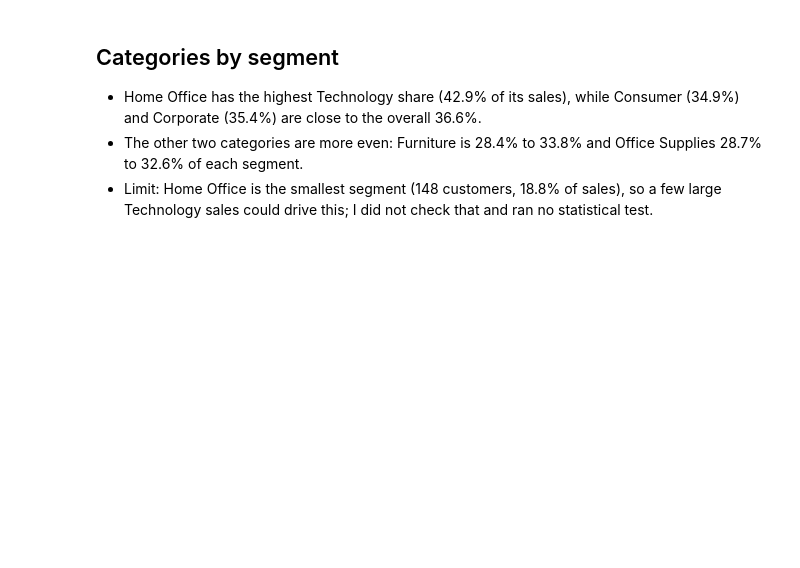
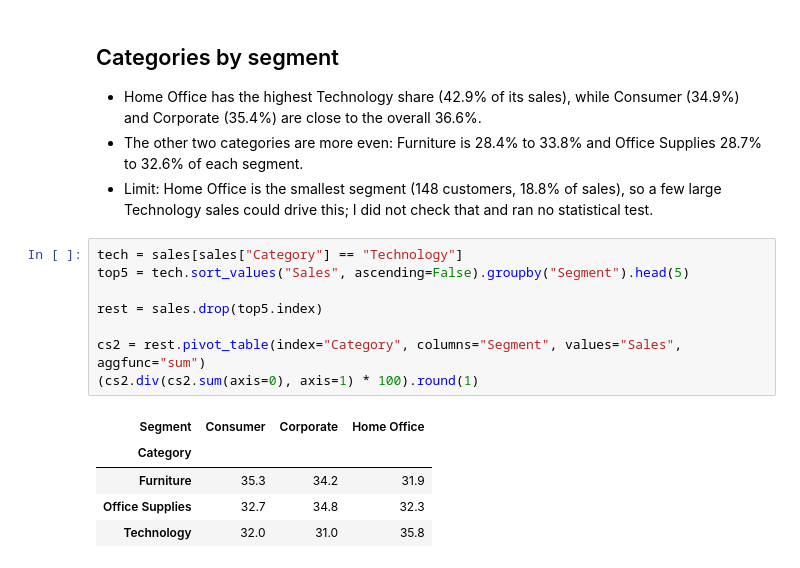
Before and after one commit to Bilal-data/superstore-sales-analysis, a Jupyter notebook: superstore_sales_analysis.ipynb, the cells around one changed output. Drawn from its saved outputs; the diff is of its cells as text; blank space fills up the shorter version.

Commit message:
Add Technology check without top 5 sales

```diff
--- a/superstore_sales_analysis.ipynb
+++ b/superstore_sales_analysis.ipynb
@@ -342,3 +342,17 @@ cs = sales.pivot_table(index="Category", columns="Segment",
 - Home Office has the highest Technology share (42.9% of its sales), while Consumer (34.9%) and Corporate (35.4%) are close to the overall 36.6%.
 - The other two categories are more even: Furniture is 28.4% to 33.8% and Office Supplies 28.7% to 32.6% of each segment.
 - Limit: Home Office is the smallest segment (148 customers, 18.8% of sales), so a few large Technology sales could drive this; I did not check that and ran no statistical test.
+# %%
+tech = sales[sales["Category"] == "Technology"]
+top5 = tech.sort_values("Sales", ascending=False).groupby("Segment").head(5)
+
+rest = sales.drop(top5.index)
+
+cs2 = rest.pivot_table(index="Category", columns="Segment", values="Sales", aggfunc="sum")
+(cs2.div(cs2.sum(axis=0), axis=1) * 100).round(1)
+# %% [output]
+| Segment | Consumer | Corporate | Home Office |
+| Category |  |  |  |
+| Furniture | 35.3 | 34.2 | 31.9 |
+| Office Supplies | 32.7 | 34.8 | 32.3 |
+| Technology | 32.0 | 31.0 | 35.8 |
```
Also changed, not shown: parts of 1 cell of this notebook.
